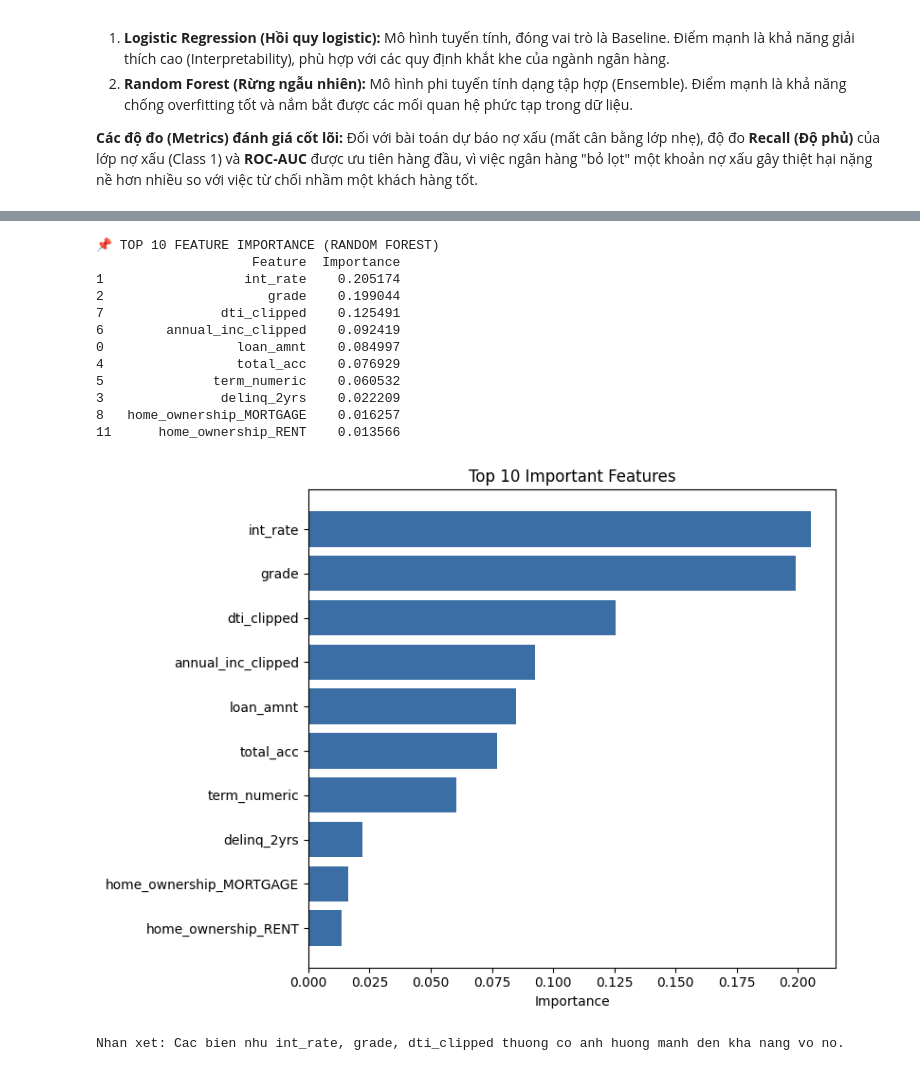
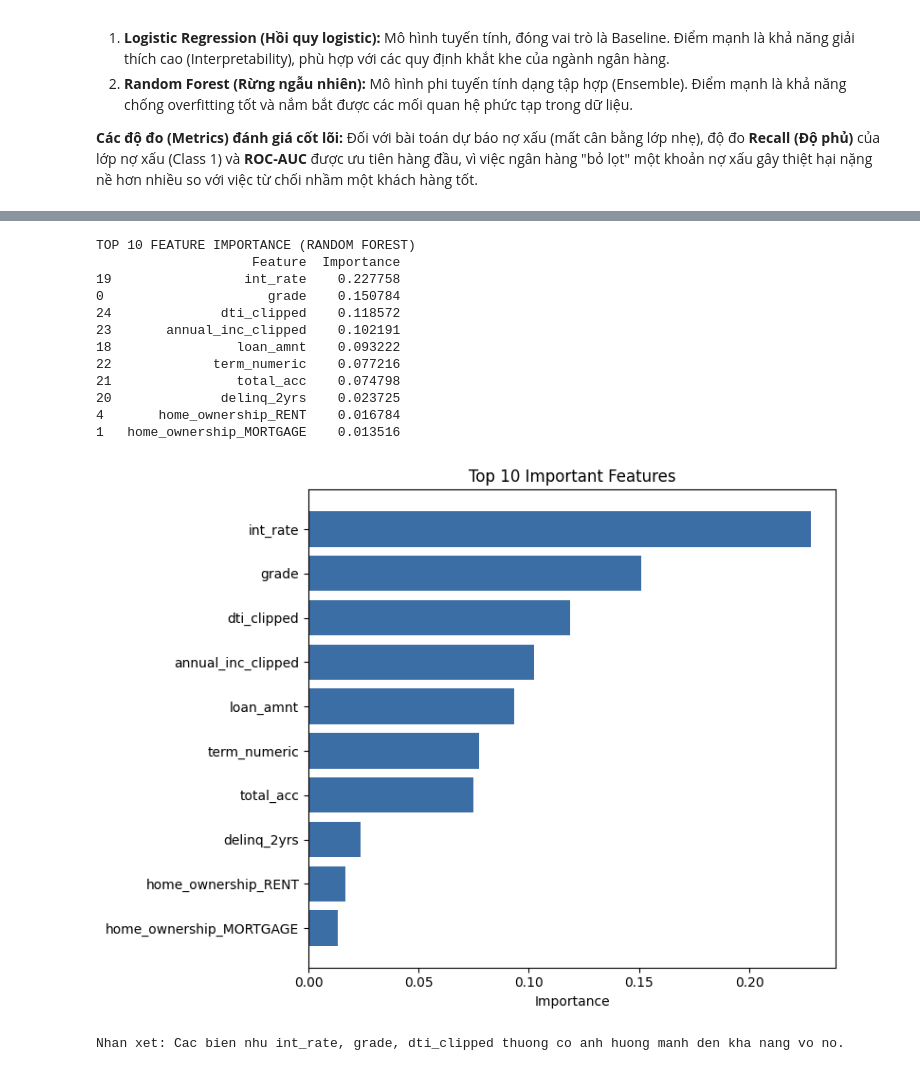
Before and after one commit to duyhoangdev/Credit_predict, a Jupyter notebook: notebooks/02_ETL_and_Model_Traing.ipynb, the cells around one changed output, grey strips where cells are left out. Drawn from its saved outputs; the diff is of its cells as text; code cells hidden in the pictures.

```diff
--- a/notebooks/02_ETL_and_Model_Traing.ipynb
+++ b/notebooks/02_ETL_and_Model_Traing.ipynb
@@ -906,45 +1131,47 @@ plt.show()
 # %%
 # ======================================================================
-# CELL 6.3: PHAN TICH FEATURE IMPORTANCE (RANDOM FOREST)
+# CELL 6.3: PHAN TICH FEATURE IMPORTANCE (RANDOM FOREST PIPELINE)
 # ======================================================================
 import pandas as pd
 import matplotlib.pyplot as plt
 
+rf_preprocessor = rf_model.named_steps['preprocessor']
+rf_classifier = rf_model.named_steps['model']
+feature_names_after_preprocess = rf_preprocessor.get_feature_names_out()
+
 importance_df = pd.DataFrame({
-    'Feature': X_train.columns,
-    'Importance': rf_model.feature_importances_
-})
+    'Feature': feature_names_after_preprocess,
+    'Importance': rf_classifier.feature_importances_
+}).sort_values(by='Importance', ascending=False)
 
-importance_df = importance_df.sort_values(by='Importance', ascending=False)
-
-print("📌 TOP 10 FEATURE IMPORTANCE (RANDOM FOREST)")
+print("TOP 10 FEATURE IMPORTANCE (RANDOM FOREST)")
 print(importance_df.head(10))
 
 top_features = importance_df.head(10)
 
 plt.figure(figsize=(8, 6))
 plt.barh(top_features['Feature'], top_features['Importance'], color='#3b6ea5')
 plt.gca().invert_yaxis()
 plt.title("Top 10 Important Features")
 plt.xlabel("Importance")
 plt.tight_layout()
 plt.show()
 
 print("Nhan xet: Cac bien nhu int_rate, grade, dti_clipped thuong co anh huong manh den kha nang vo no.")
 # %% [output]
-📌 TOP 10 FEATURE IMPORTANCE (RANDOM FOREST)
+TOP 10 FEATURE IMPORTANCE (RANDOM FOREST)
                     Feature  Importance
-1                  int_rate    0.205174
-2                     grade    0.199044
-7               dti_clipped    0.125491
-6        annual_inc_clipped    0.092419
-0                 loan_amnt    0.084997
-4                 total_acc    0.076929
-5              term_numeric    0.060532
-3               delinq_2yrs    0.022209
-8   home_ownership_MORTGAGE    0.016257
-11      home_ownership_RENT    0.013566
+19                 int_rate    0.227758
+0                     grade    0.150784
+24              dti_clipped    0.118572
+23       annual_inc_clipped    0.102191
+18                loan_amnt    0.093222
+22             term_numeric    0.077216
+21                total_acc    0.074798
+20              delinq_2yrs    0.023725
+4       home_ownership_RENT    0.016784
+1   home_ownership_MORTGAGE    0.013516
-[figure, old version]
+[figure, new version]
 Nhan xet: Cac bien nhu int_rate, grade, dti_clipped thuong co anh huong manh den kha nang vo no.
 # %%
 # ======================================================================
```
Also changed, not shown: parts of 17 cells of this notebook, 38 other files.
